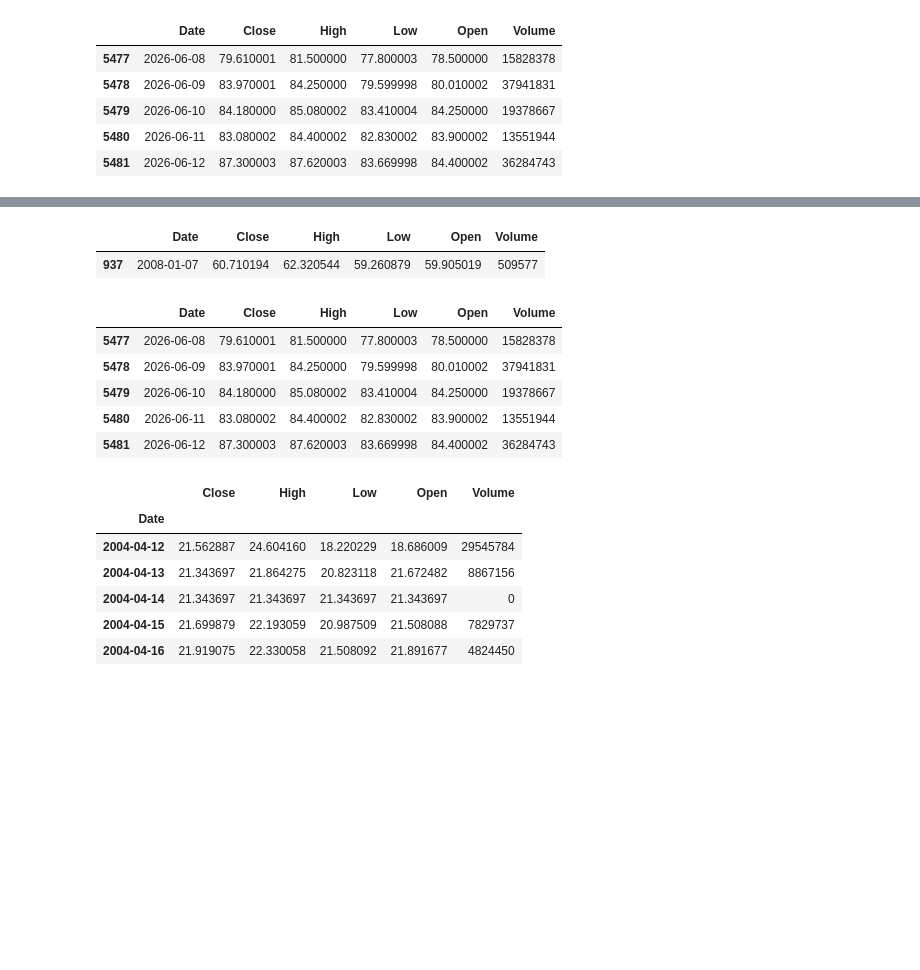
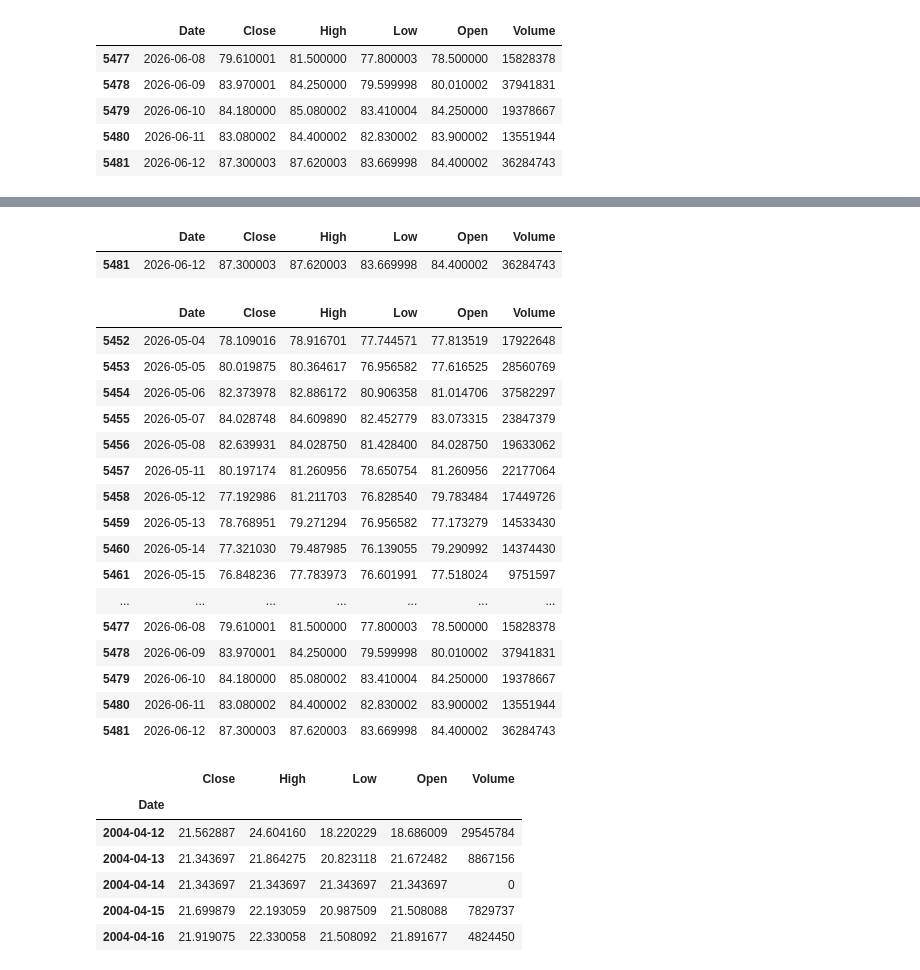
Before and after one commit to srk2115/stock-scanner, a Jupyter notebook: data/download-daily-data.ipynb, the cells around one changed output, grey strips where cells are left out. Saved outputs shown, nothing was run; the diff lists cells and outputs as text; code cells hidden in the pictures; blank space fills up the shorter version.

```diff
--- a/data/download-daily-data.ipynb
+++ b/data/download-daily-data.ipynb
@@ -180,14 +182,25 @@ Volume     298242980
 dtype: object
 # %%
-#df[df['High'] == df['High'].max()]
-df[df['Date'] == '2008-01-07']
+df[df['High'] == df['High'].max()]
+# df[df['Date'] == '2008-01-07']
 # %% [output]
 |  | Date | Close | High | Low | Open | Volume |
-| 937 | 2008-01-07 | 60.710194 | 62.320544 | 59.260879 | 59.905019 | 509577 |
+| 5481 | 2026-06-12 | 87.300003 | 87.620003 | 83.669998 | 84.400002 | 36284743 |
 # %%
-df.tail()
+df.tail(30)
 # %% [output]
 |  | Date | Close | High | Low | Open | Volume |
+| 5452 | 2026-05-04 | 78.109016 | 78.916701 | 77.744571 | 77.813519 | 17922648 |
+| 5453 | 2026-05-05 | 80.019875 | 80.364617 | 76.956582 | 77.616525 | 28560769 |
+| 5454 | 2026-05-06 | 82.373978 | 82.886172 | 80.906358 | 81.014706 | 37582297 |
+| 5455 | 2026-05-07 | 84.028748 | 84.609890 | 82.452779 | 83.073315 | 23847379 |
+| 5456 | 2026-05-08 | 82.639931 | 84.028750 | 81.428400 | 84.028750 | 19633062 |
+| 5457 | 2026-05-11 | 80.197174 | 81.260956 | 78.650754 | 81.260956 | 22177064 |
+| 5458 | 2026-05-12 | 77.192986 | 81.211703 | 76.828540 | 79.783484 | 17449726 |
+| 5459 | 2026-05-13 | 78.768951 | 79.271294 | 76.956582 | 77.173279 | 14533430 |
+| 5460 | 2026-05-14 | 77.321030 | 79.487985 | 76.139055 | 79.290992 | 14374430 |
+| 5461 | 2026-05-15 | 76.848236 | 77.783973 | 76.601991 | 77.518024 | 9751597 |
+| ... | ... | ... | ... | ... | ... | ... |
 | 5477 | 2026-06-08 | 79.610001 | 81.500000 | 77.800003 | 78.500000 | 15828378 |
 | 5478 | 2026-06-09 | 83.970001 | 84.250000 | 79.599998 | 80.010002 | 37941831 |
 | 5479 | 2026-06-10 | 84.180000 | 85.080002 | 83.410004 | 84.250000 | 19378667 |
```
Also changed, not shown: parts of 7 cells of this notebook, 1 other file.
